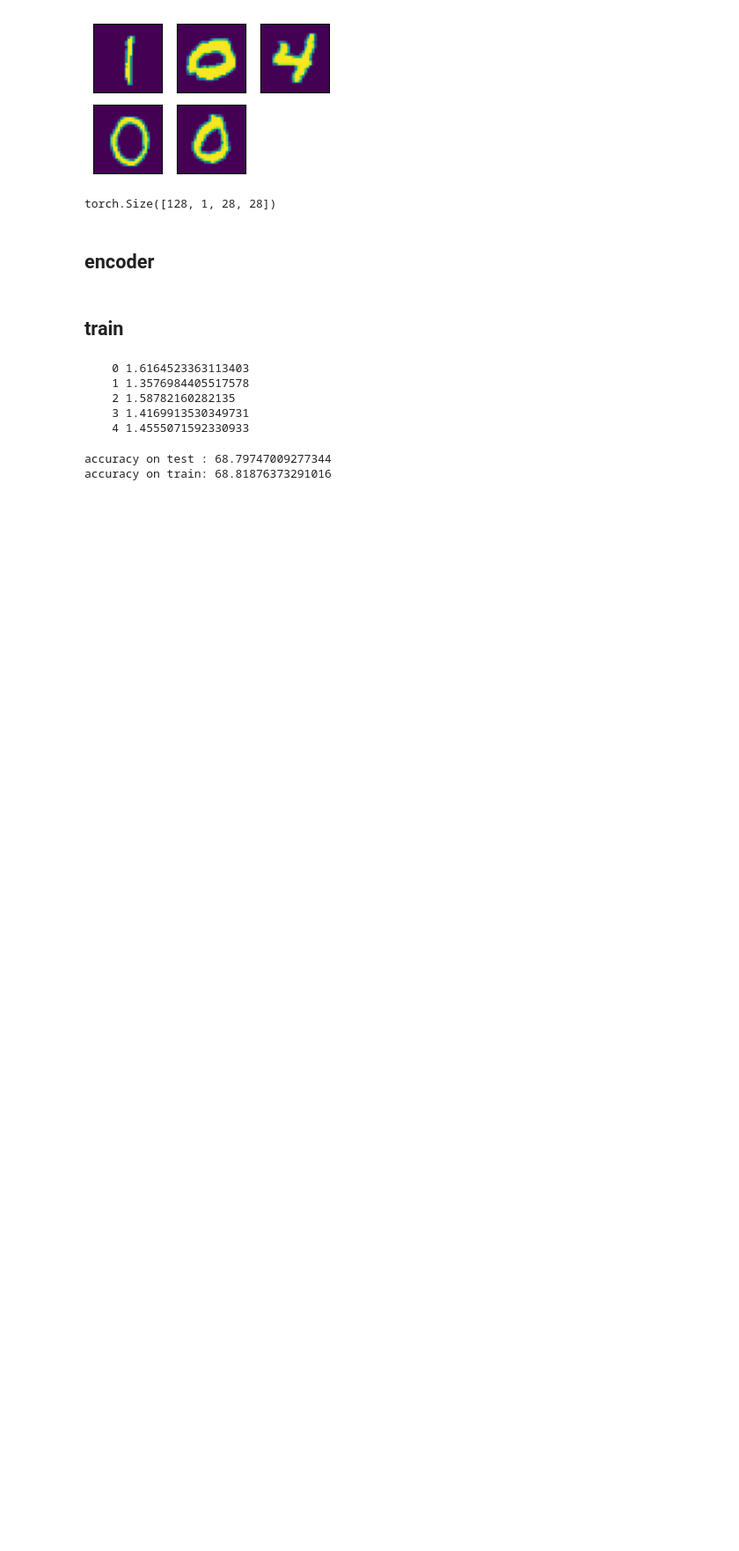
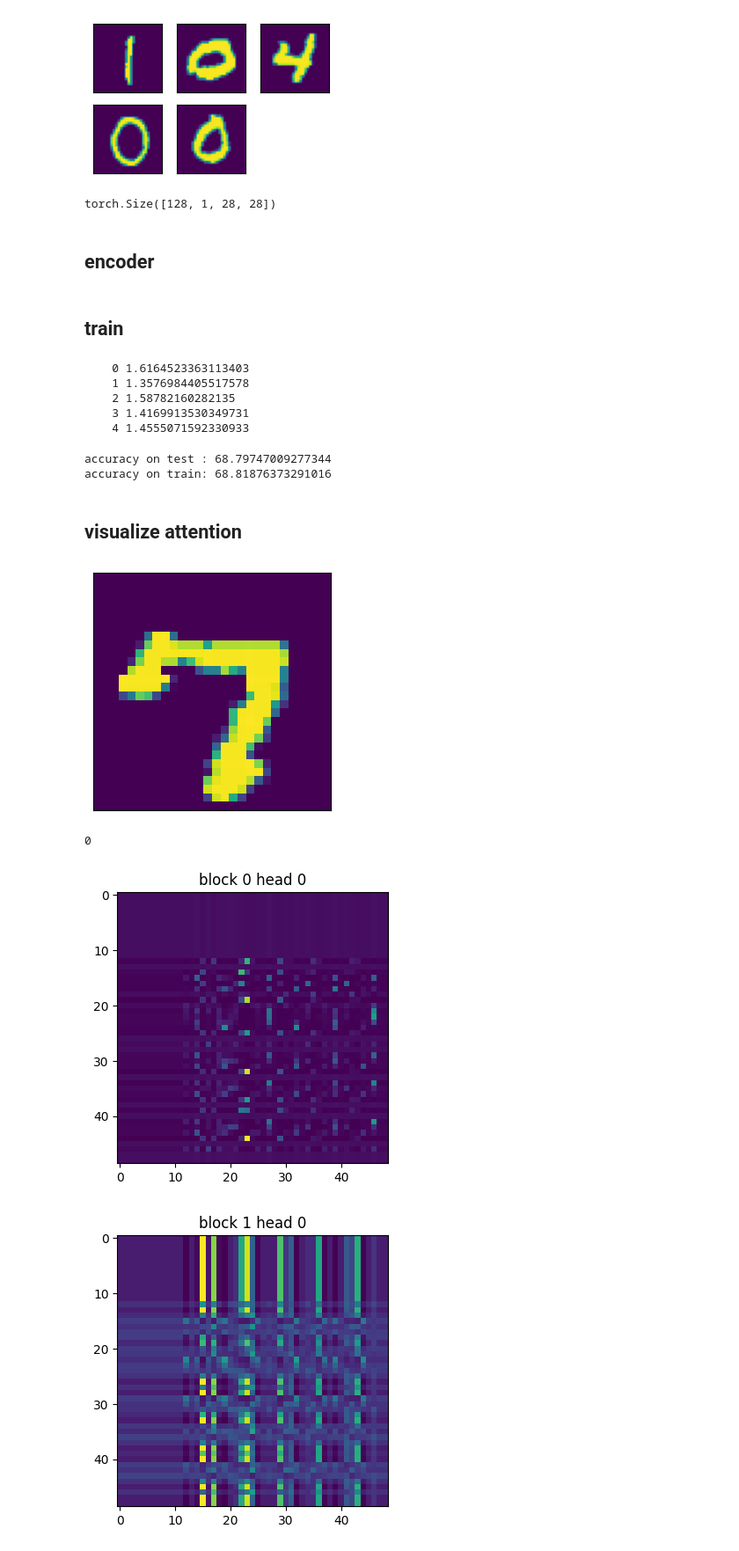
Before and after one commit to peluche/ViT, a Jupyter notebook: vit.ipynb, the cells around one changed output. Shown at 88% size. Saved outputs shown, nothing was run; the diff lists cells and outputs as text; code cells hidden in the pictures; blank space fills up the shorter version.

Commit message:
visualize attention

```diff
--- a/vit.ipynb
+++ b/vit.ipynb
@@ -268,3 +268,30 @@ _ = accuracy(model, label='train')
 # %% [output]
 accuracy on test : 68.79747009277344
 accuracy on train: 68.81876373291016
+# %% [markdown]
+## visualize attention
+# %%
+@torch.no_grad()
+def visualize_attention(model, img):
+    model.eval()
+    plot(img)
+    img = img.to(device).unsqueeze(0)
+    out = model(img).argmax(-1).item()
+    print(out)
+
+    for block, acts in activations.items():
+        if acts.dim() == 4:
+            acts = acts.squeeze(0)
+        repeat = acts.shape[0]
+        fig, ax = plt.subplots(1, repeat, figsize=(12, 4))
+        if repeat == 1: ax = np.array([ax])
+        for i in range(repeat):
+            ax[i].imshow(acts[i].cpu())
+            ax[i].set_title(f'block {block} head {i}')
+
+visualize_attention(model, next(iter(data))[0][0])
+# %% [output]
+[figure, added]
+0
+[figure, added]
+[figure, added]
```
